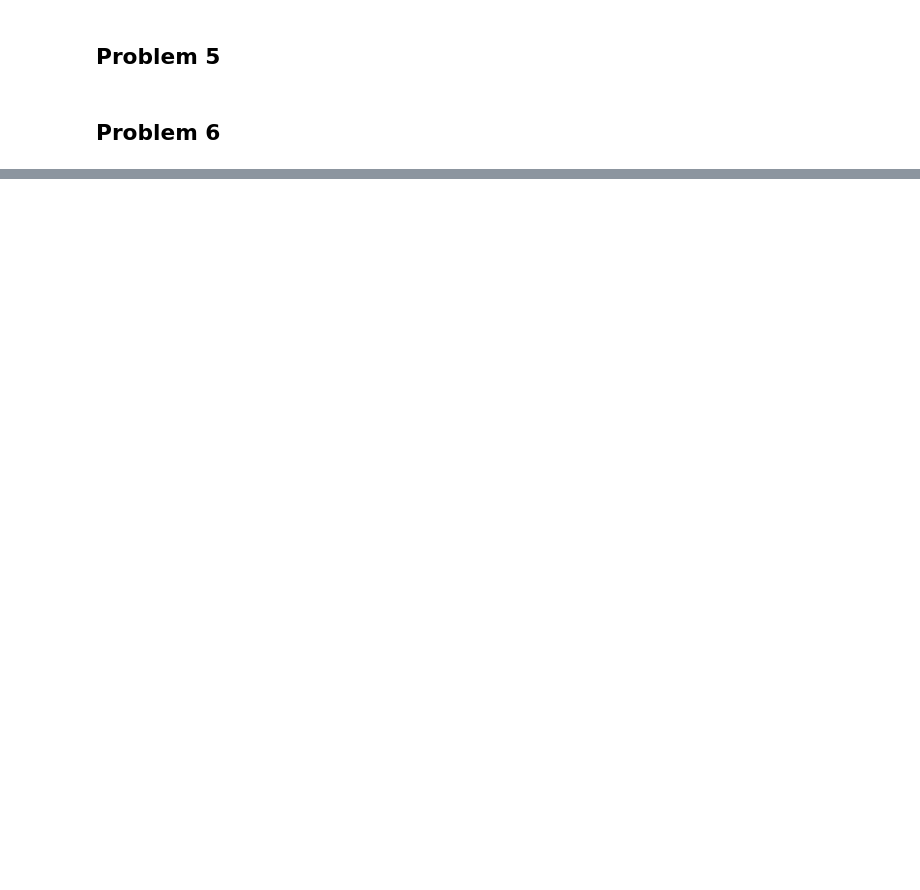
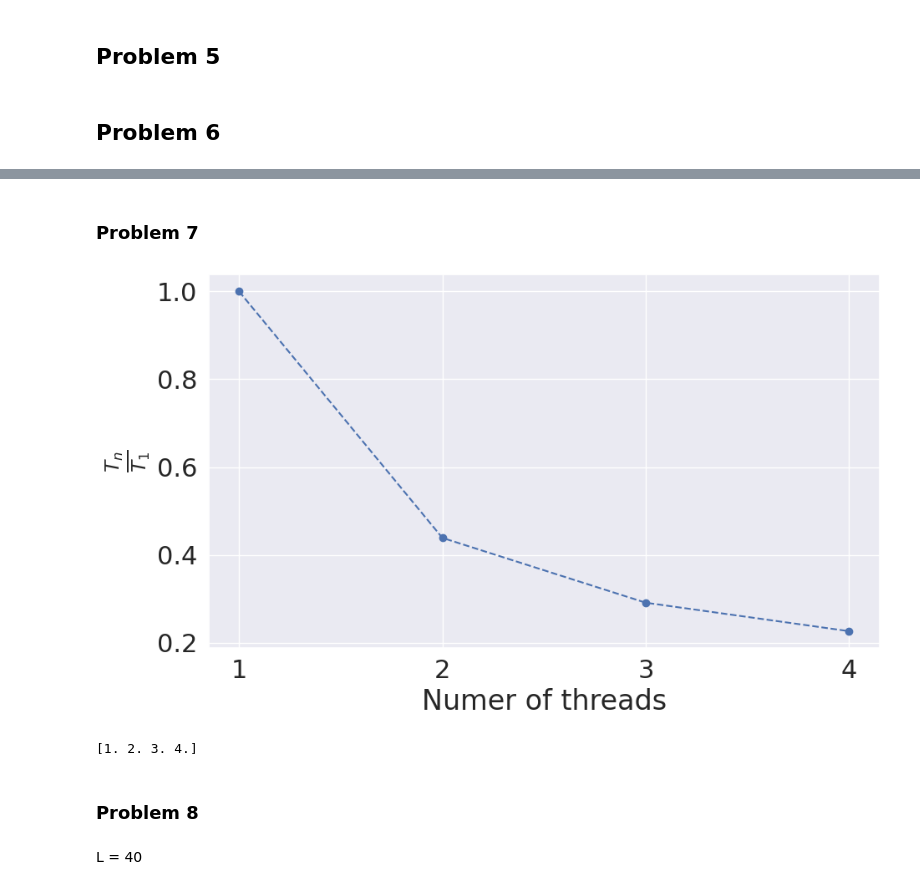
Before and after one commit to augude/fys3150, a Jupyter notebook: Project4/plotting.ipynb, the cells around one changed output, grey strips where cells are left out. Drawn from its saved outputs; the diff is of its cells as text; code cells hidden in the pictures; blank space fills up the shorter version.

```diff
--- a/Project4/plotting.ipynb
+++ b/Project4/plotting.ipynb
@@ -212,0 +249,24 @@ validation2x2
+# %% [markdown]
+### Problem 7
+# %%
+timing = np.loadtxt('problem7.txt')
+num = timing[:, 0]
+time = timing[:, 1]
+frac = time/time[0]
+fig, axs = plt.subplots(1, 1, figsize = (10, 6))
+axs.scatter(num, frac)
+axs.plot(num, frac, linestyle = '--')
+axs.set_xlabel('Numer of threads')
+axs.set_xticks(num)
+axs.set_ylabel(r'$\frac{T_n}{T_1}$')
+fig.tight_layout()
+fig,
+plt.show()
+print(num)
+# %% [output]
+[figure, added]
+[1. 2. 3. 4.]
+# %% [markdown]
+### Problem 8
+# %% [markdown]
+L = 40
```
Also changed, not shown: parts of 13 cells of this notebook, 3 other files.
